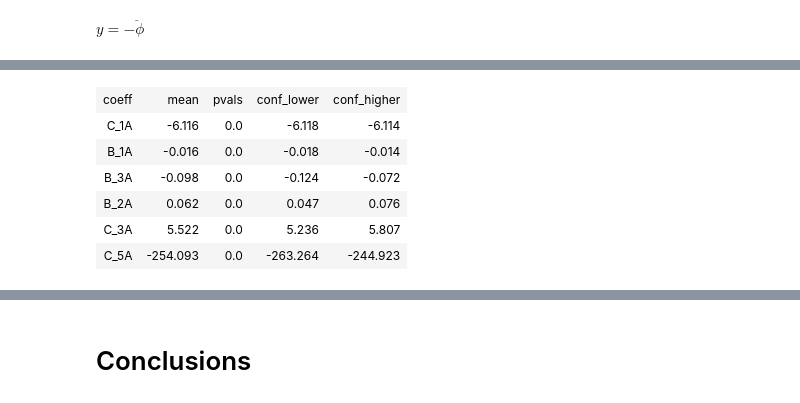
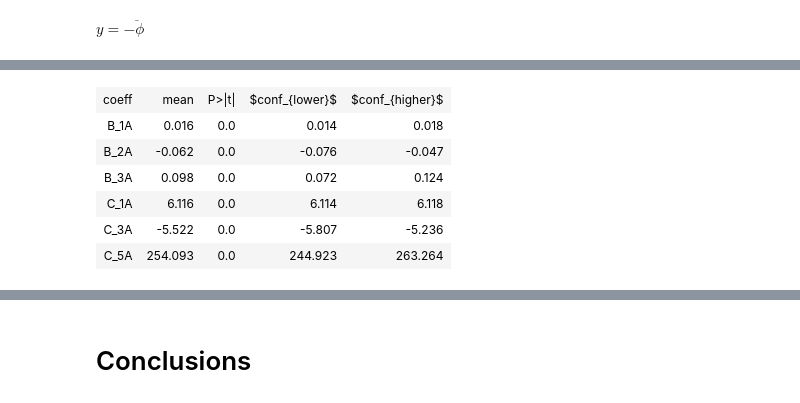
Before and after one commit to martinlarsalbert/roll_decay_damping, a Jupyter notebook: reports/report/01.1.report.ipynb, the cells around one changed output, grey strips where cells are left out. Cells and saved outputs as stored; diff of their text form; code cells hidden in the pictures.

```diff
--- a/reports/report/01.1.report.ipynb
+++ b/reports/report/01.1.report.ipynb
@@ -291,6 +302,6 @@ renames = {
     'phi1d' : symbols.phi_dot,
     'phi2d' :symbols.phi_dot_dot,
 }
-data.rename(columns=renames, inplace=True)
-rolldecay.plot(data,y=symbols.phi);
+#data.rename(columns=renames, inplace=True)
+rolldecay.plot(data,y='phi');
 # %% [output]
@@ -306,19 +317,22 @@ data.head()
 | 0.08 | 0.171354 | -0.082849 | -1.065540 | -1.121690e-04 |
 | 0.10 | 0.169484 | -0.104042 | -1.056223 | -1.409602e-04 |
 # %%
+def get_X_lambda(eq_X):
+    return lambdify(eq_X.rhs)
+
 def calculate_features(eq_X,beta):
 
-    X_lambda = sp.lambdify([symbols.phi,symbols.phi_dot],eq_X.rhs)
+    X_lambda = get_X_lambda(eq_X=eq_X)
 
-    X = X_lambda(data[symbols.phi], data[symbols.phi_dot])
-    X = X.reshape(X.shape[0],X.shape[-1]).T
+    X = X_lambda(phi=data['phi'], phi1d=data['phi1d'])
+    X = X.reshape(X.shape[1],X.shape[-1]).T
     X = pd.DataFrame(data=X, index=data.index, columns=list(beta))
 
     return X
 # %%
 X = calculate_features(eq_X=eq_X, beta=beta)
 # %%
-y = data[symbols.phi_dot_dot]
+y = -data['phi2d']
 # %%
 model = sm.OLS(y,X)
 results = model.fit()
@@ -358,28 +372,28 @@ def results_summary_to_dataframe(results):
     conf_lower = results.conf_int()[0]
     conf_higher = results.conf_int()[1]
 
-    results_df = pd.DataFrame({"pvals":pvals,
+    results_df = pd.DataFrame({"P>|t|":pvals,
                                "coeff":coeff,
-                               "conf_lower":conf_lower,
-                               "conf_higher":conf_higher
+                               "$conf_{lower}$":conf_lower,
+                               "$conf_{higher}$":conf_higher
                                 })
 
     #Reordering...
-    results_df = results_df[["coeff","pvals","conf_lower","conf_higher"]]
+    results_df = results_df[["coeff","P>|t|","$conf_{lower}$","$conf_{higher}$"]]
     return results_df
 # %%
 df_results = results_summary_to_dataframe(results)
 
 df_table = df_results.reset_index()
 df_table = df_table.round(decimals=3)
 
-lt = LateXTable(df_table, rename={'index':'coeff','coeff':'mean'}, caption='Parameters estimation', label='parameters')
+lt = LateXTable(df_table, rename={'index':'coeff','coeff':'mean'}, caption='Parameters estimation cubic model', label='parameters')
 lt
 # %% [output]
-| coeff | mean | pvals | conf_lower | conf_higher |
-| C_1A | -6.116 | 0.0 | -6.118 | -6.114 |
-| B_1A | -0.016 | 0.0 | -0.018 | -0.014 |
-| B_3A | -0.098 | 0.0 | -0.124 | -0.072 |
-| B_2A | 0.062 | 0.0 | 0.047 | 0.076 |
-| C_3A | 5.522 | 0.0 | 5.236 | 5.807 |
-| C_5A | -254.093 | 0.0 | -263.264 | -244.923 |
+| coeff | mean | P>|t| | $conf_{lower}$ | $conf_{higher}$ |
+| B_1A | 0.016 | 0.0 | 0.014 | 0.018 |
+| B_2A | -0.062 | 0.0 | -0.076 | -0.047 |
+| B_3A | 0.098 | 0.0 | 0.072 | 0.124 |
+| C_1A | 6.116 | 0.0 | 6.114 | 6.118 |
+| C_3A | -5.522 | 0.0 | -5.807 | -5.236 |
+| C_5A | 254.093 | 0.0 | 244.923 | 263.264 |
```
Also changed, not shown: parts of 23 cells of this notebook, 1 other file.
